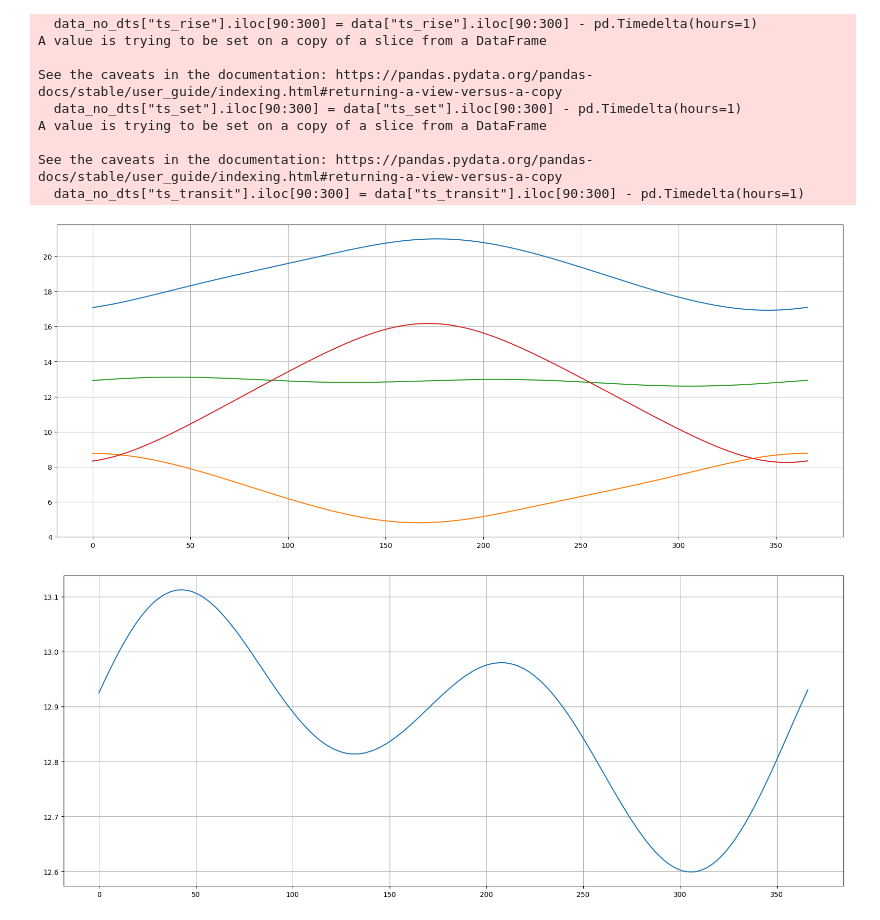
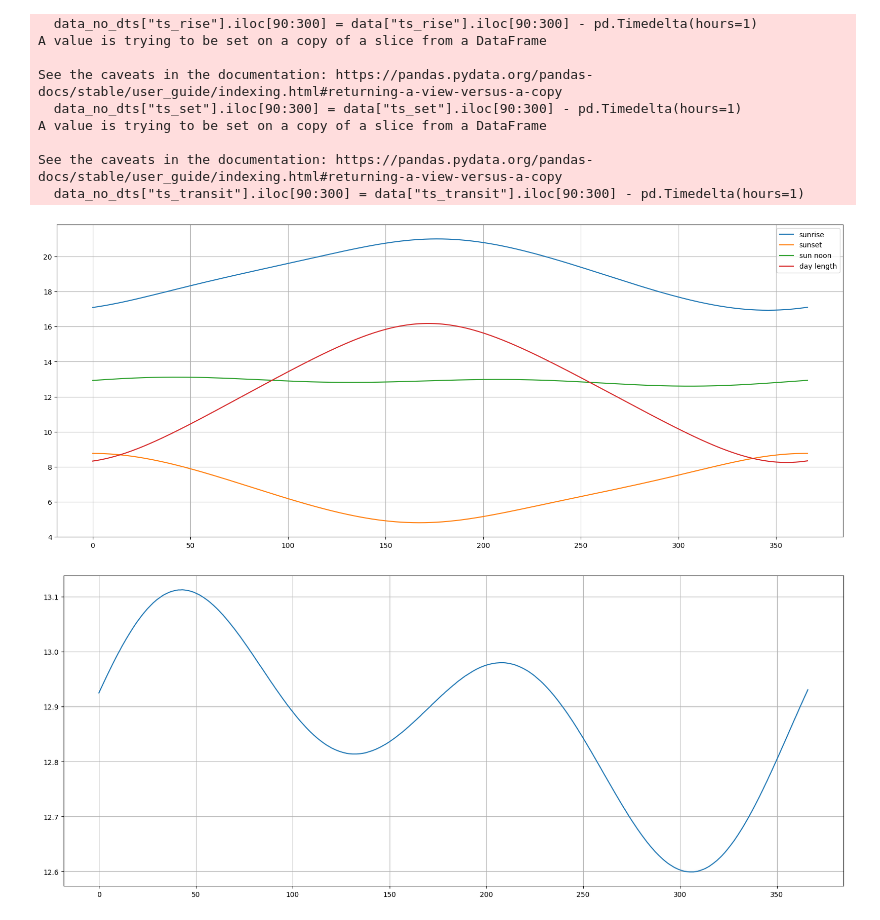
Before and after one commit to vcerchez/sunrise-equation, a Jupyter notebook: sunrise_equation.ipynb, the cells around one changed output. Drawn from its saved outputs; the diff is of its cells as text; code cells hidden in the pictures.

```diff
--- a/sunrise_equation.ipynb
+++ b/sunrise_equation.ipynb
@@ -191,18 +194,19 @@ See the caveats in the documentation: https://pandas.pydata.org/pandas-docs/stab
 # %%
 fig, ax = plt.subplots(figsize=(20, 8))
 
 ax.plot(data_no_dts["ts_set"].dt.hour + data_no_dts["ts_set"].dt.minute/60 + data_no_dts["ts_set"].dt.second/3600, label="sunrise")
 ax.plot(data_no_dts["ts_rise"].dt.hour + data_no_dts["ts_rise"].dt.minute/60 + data_no_dts["ts_rise"].dt.second/3600, label="sunset")
 ax.plot(data_no_dts["ts_transit"].dt.hour + data_no_dts["ts_transit"].dt.minute/60 + data_no_dts["ts_transit"].dt.second/3600, label="sun noon")
 ax.plot(data_no_dts["day_length"], label="day length")
 
 ax.grid()
+ax.legend()
 
 # ax.set_xlim(297, 301)
 
 plt.show()
 # %% [output]
-[figure, old version]
+[figure, new version]
 # %%
 fig, ax = plt.subplots(figsize=(20, 8))
 
```
Also changed, not shown: parts of 2 cells of this notebook.
